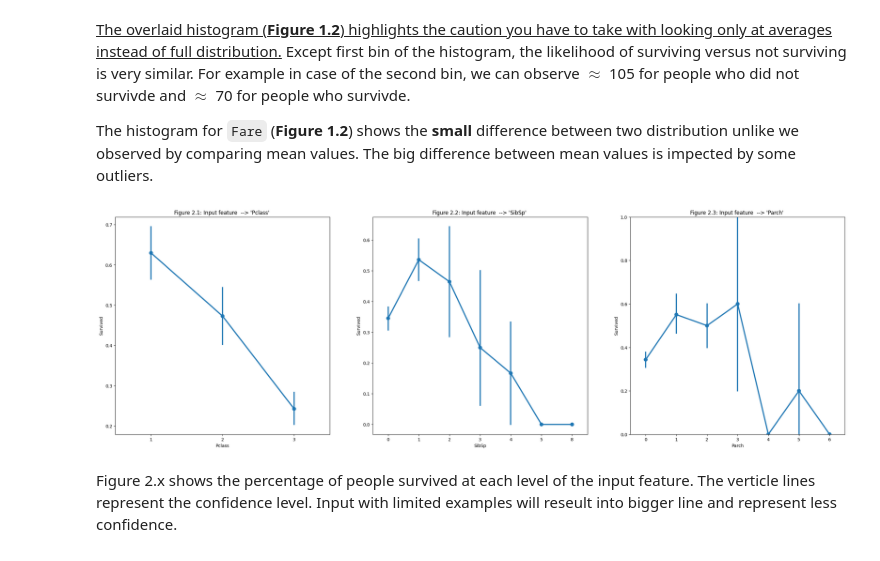
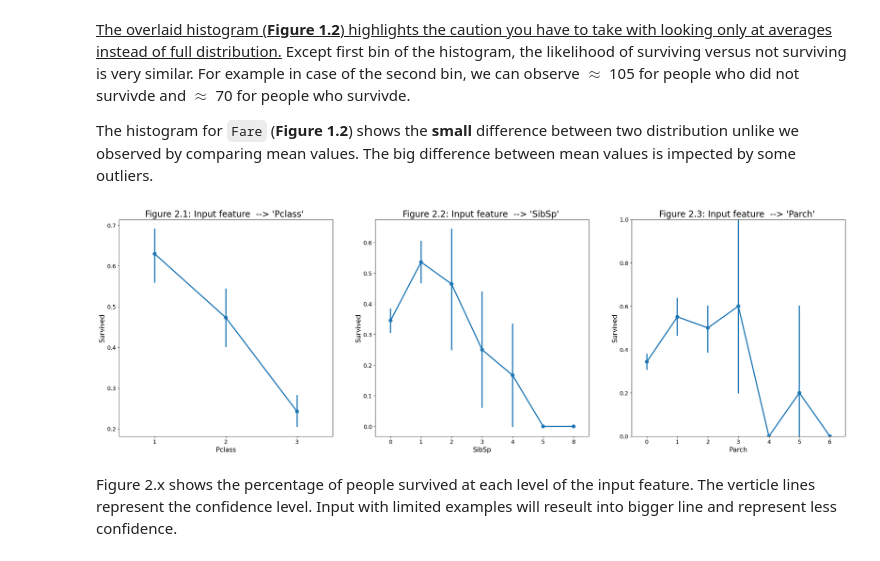
Before and after one commit to pandya6988/my_first_fastpage, a Jupyter notebook: _notebooks/2022-09-11-feature_engineering.ipynb, the cells around one changed output. Drawn from its saved outputs; the diff is of its cells as text; code cells hidden in the pictures.

```diff
--- a/_notebooks/2022-09-11-feature_engineering.ipynb
+++ b/_notebooks/2022-09-11-feature_engineering.ipynb
@@ -242,17 +242,21 @@ The histogram for `Fare` (<b>Figure 1.2</b>) shows the <b>small</b> difference b
 # %%
 # collapse
 
 fig, axs = plt.subplots(ncols=3, figsize=(30,9))
 axs_no = 0
 ordinal_features = ['Pclass', 'SibSp', 'Parch']
 
 for feature in ordinal_features:
+    axs[axs_no].tick_params(axis='x', labelsize=13)
+    axs[axs_no].tick_params(axis='y', labelsize=13)
+    axs[axs_no].set_xlabel(f"{feature}", fontsize=15)
+    axs[axs_no].set_ylabel("Survived", fontsize=15)
     sns.pointplot(x=feature, y='Survived', data=titanic, ax=axs[axs_no])
-    axs[axs_no].set_title(f"Figure 2.{axs_no+1}: Input feature  --> '{feature}' ")
+    axs[axs_no].set_title(f"Figure 2.{axs_no+1}: Input feature  --> '{feature}' ", fontsize=20)
     axs_no += 1
     plt.ylim(0,1)
 # %% [output]
-[figure, old version]
+[figure, new version]
 # %% [markdown]
 Figure 2.x shows the percentage of people survived at each level of the input feature. The verticle lines represent the confidence level. Input with limited examples will reseult into bigger line and represent less confidence.
 # %% [markdown]
```
Also changed, not shown: parts of 1 cell of this notebook, 1 other file.
